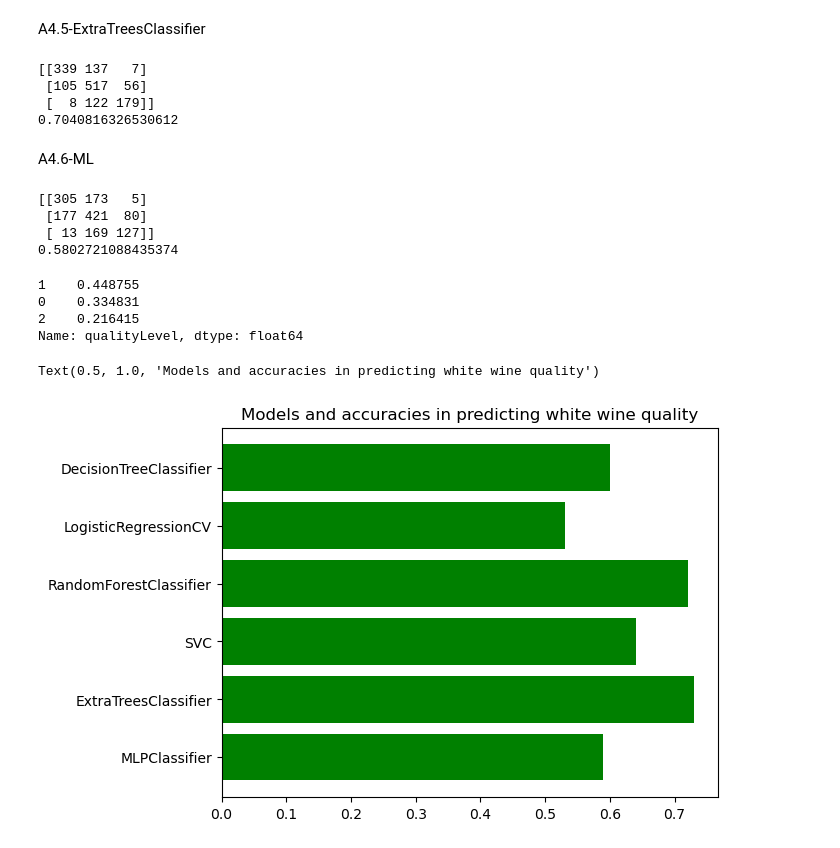
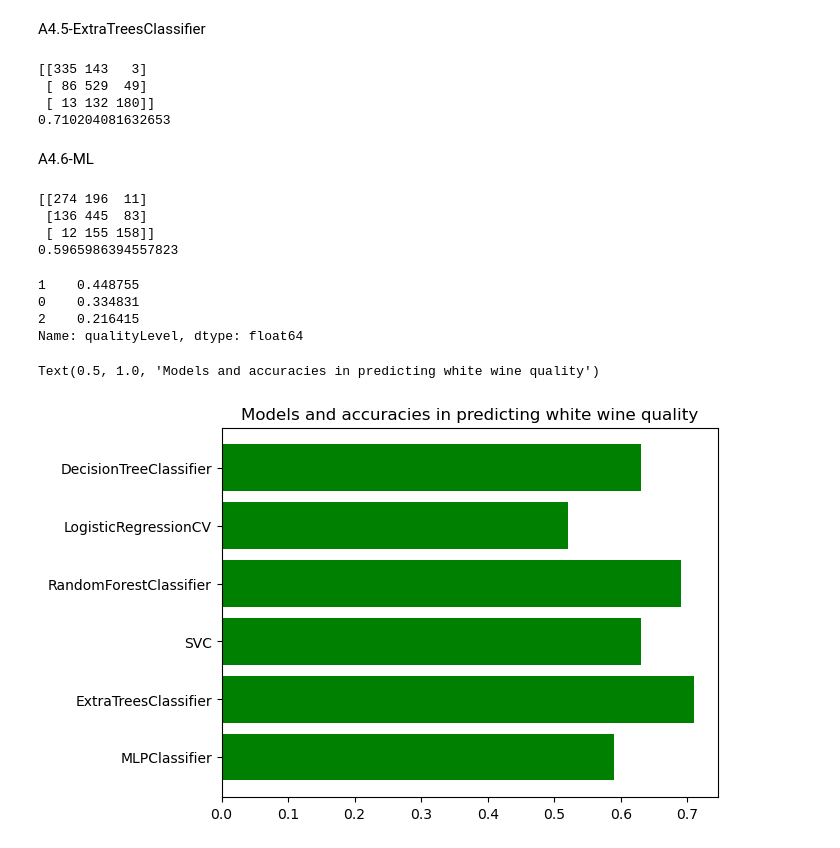
Before and after one commit to n0t1ucky/wineData, a Jupyter notebook: Analyze_white.ipynb, the cells around one changed output. Saved outputs shown, nothing was run; the diff lists cells and outputs as text; code cells hidden in the pictures.

```diff
--- a/Analyze_red copy.ipynb
+++ b/Analyze_white.ipynb
@@ -292,35 +206,35 @@ print(SVMRedAccScore)
 A4.5-ExtraTreesClassifier
 # %%
 from sklearn.ensemble import ExtraTreesClassifier
-ETRed = ExtraTreesClassifier(
+ETWhite = ExtraTreesClassifier(
     class_weight='balanced', criterion='entropy')
-ETRed.fit(xRedTrain, yRedTrain)
-ETRedPredict = ETRed.predict(xRedTest)
+ETWhite.fit(xWhiteTrain, yWhiteTrain)
+ETWhitePredict = ETWhite.predict(xWhiteTest)
 
-ETRedConfMatrix = confusion_matrix(yRedTest, ETRedPredict)
-ETRedAccScore = accuracy_score(yRedTest, ETRedPredict)
-print(ETRedConfMatrix)
-print(ETRedAccScore)
+ETWhiteConfMatrix = confusion_matrix(yWhiteTest, ETWhitePredict)
+ETWhiteAccScore = accuracy_score(yWhiteTest, ETWhitePredict)
+print(ETWhiteConfMatrix)
+print(ETWhiteAccScore)
 # %% [output]
-[[339 137   7]
- [105 517  56]
- [  8 122 179]]
-0.7040816326530612
+[[335 143   3]
+ [ 86 529  49]
+ [ 13 132 180]]
+0.710204081632653
 # %% [markdown]
 A4.6-ML
 # %%
 from sklearn.neural_network import MLPClassifier
-MLRed = MLPClassifier(hidden_layer_sizes=(10,))
-MLRed.fit(xRedTrain, yRedTrain)
-MLRedPredict = MLRed.predict(xRedTest)
+MLWhite = MLPClassifier(hidden_layer_sizes=(10,))
+MLWhite.fit(xWhiteTrain, yWhiteTrain)
+MLWhitePredict = MLWhite.predict(xWhiteTest)
 
-MLRedConfMatrix = confusion_matrix(yRedTest, MLRedPredict)
-MLRedAccScore = accuracy_score(yRedTest, MLRedPredict)
-print(MLRedConfMatrix)
-print(MLRedAccScore)
+MLWhiteConfMatrix = confusion_matrix(yWhiteTest, MLWhitePredict)
+MLWhiteAccScore = accuracy_score(yWhiteTest, MLWhitePredict)
+print(MLWhiteConfMatrix)
+print(MLWhiteAccScore)
 # %% [output]
-[[305 173   5]
- [177 421  80]
- [ 13 169 127]]
-0.5802721088435374
+[[274 196  11]
+ [136 445  83]
+ [ 12 155 158]]
+0.5965986394557823
 # %%
@@ -331,11 +245,11 @@ redWine['qualityLevel'].value_counts(normalize=True)
 2    0.216415
 Name: qualityLevel, dtype: float64
 # %%
-scores = [0.59, 0.73, 0.64, 0.72, 0.53, 0.60]
+scores = [0.59, 0.71, 0.63, 0.69, 0.52, 0.63]
 models = ['MLPClassifier', 'ExtraTreesClassifier',
           'SVC', 'RandomForestClassifier', 'LogisticRegressionCV', 'DecisionTreeClassifier']
 plt.barh(models, scores, color='green')
 plt.title('Models and accuracies in predicting white wine quality')
 # %% [output]
 Text(0.5, 1.0, 'Models and accuracies in predicting white wine quality')
-[figure, old version]
+[figure, new version]
```
Also changed, not shown: parts of 23 cells of this notebook, 4 other files.
